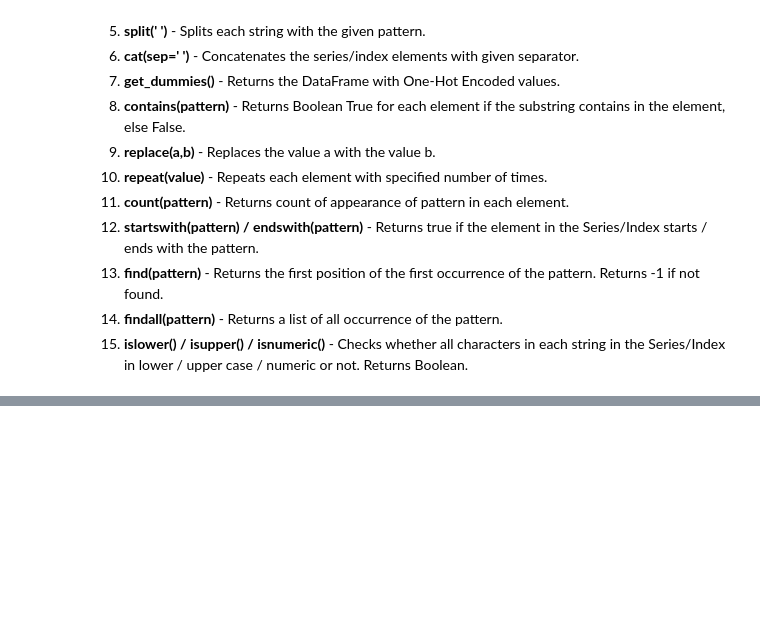
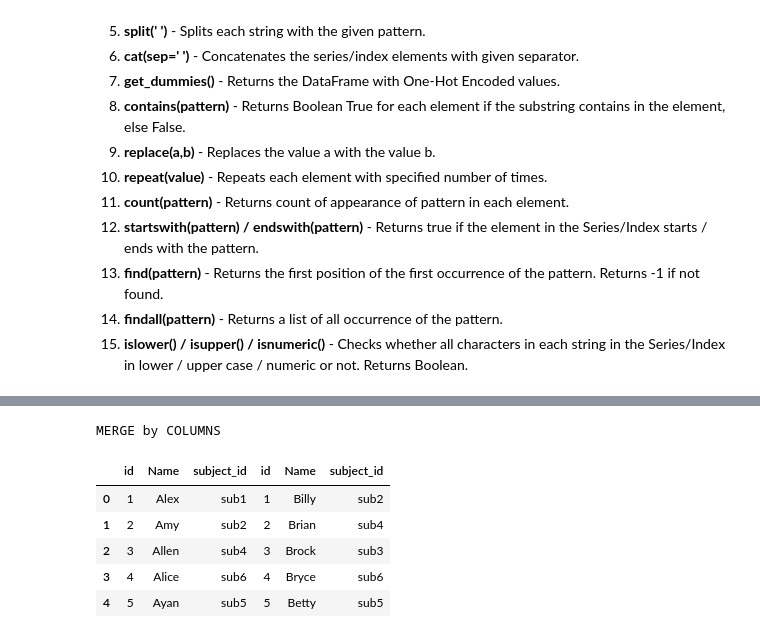
Before and after one commit to sagar9926/Python_For_DataScience, a Jupyter notebook: PythonTraining/Python_Session_2.ipynb, the cells around one changed output, grey strips where cells are left out. Saved outputs shown, nothing was run; the diff lists cells and outputs as text; code cells hidden in the pictures; blank space fills up the shorter version.

```diff
--- a/PythonTraining/Python_Session_2.ipynb
+++ b/PythonTraining/Python_Session_2.ipynb
@@ -540,0 +637,11 @@ String operations can be performed on Series in the format __s.str.op__ where __
+# %%
+print('\n'+"MERGE by COLUMNS"+'\n')
+pd.concat([left,right],axis=1) # merging by columns
+# %% [output]
+MERGE by COLUMNS
+|  | id | Name | subject_id | id | Name | subject_id |
+| 0 | 1 | Alex | sub1 | 1 | Billy | sub2 |
+| 1 | 2 | Amy | sub2 | 2 | Brian | sub4 |
+| 2 | 3 | Allen | sub4 | 3 | Brock | sub3 |
+| 3 | 4 | Alice | sub6 | 4 | Bryce | sub6 |
+| 4 | 5 | Ayan | sub5 | 5 | Betty | sub5 |
```
Also changed, not shown: parts of 14 cells of this notebook.
